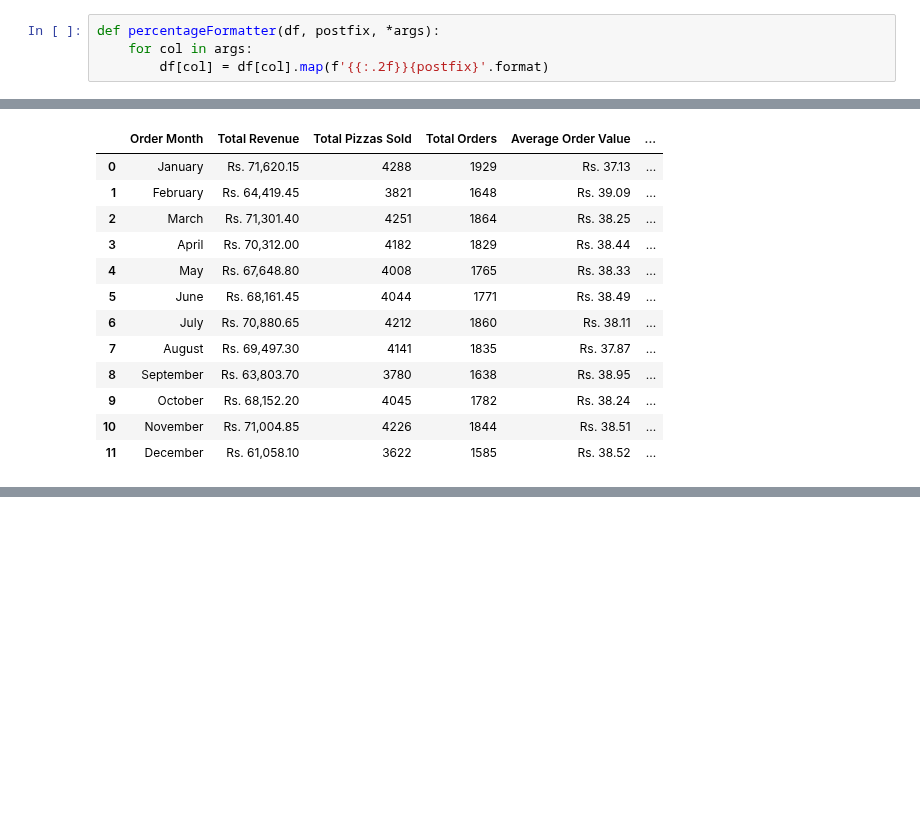
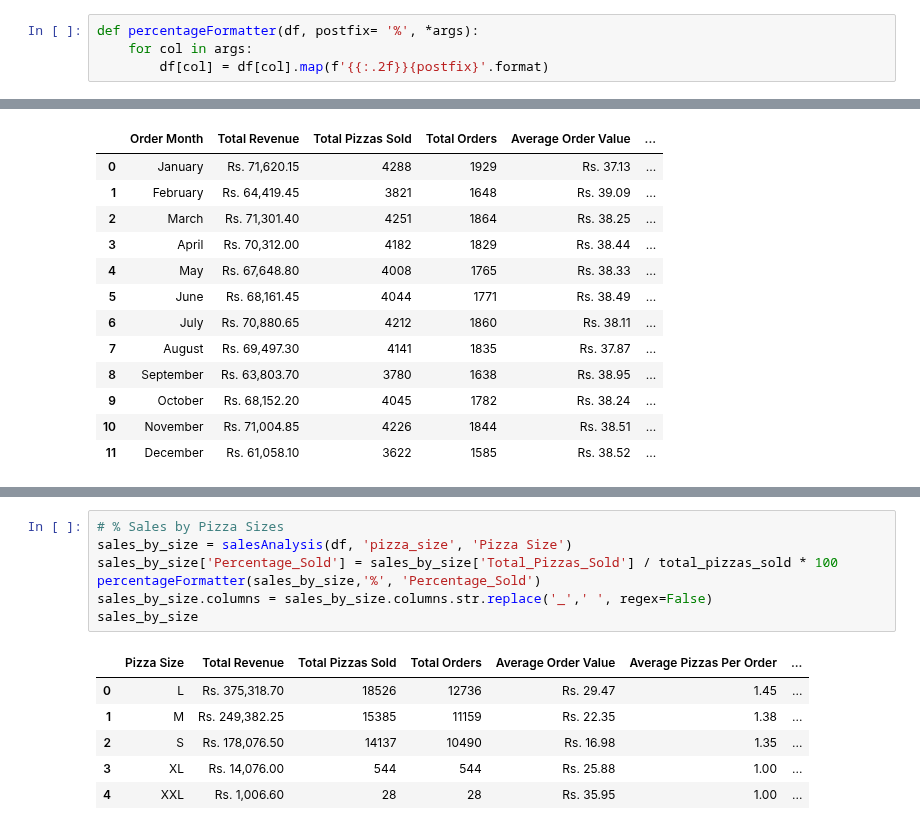
Before and after one commit to Siddant20/Pizza_Sales_Analysis, a Jupyter notebook: Pizza_Sales_Analysis.ipynb, the cells around one changed output, grey strips where cells are left out. Drawn from its saved outputs; the diff is of its cells as text; blank space fills up the shorter version.

```diff
--- a/Pizza_Sales_Analysis.ipynb
+++ b/Pizza_Sales_Analysis.ipynb
@@ -50,6 +50,6 @@ def currencyConverter(df, prefix, *args):
 # %% [markdown]
 PercentageFormatter
 # %%
-def percentageFormatter(df, postfix, *args):
+def percentageFormatter(df, postfix= '%', *args):
     for col in args:
         df[col] = df[col].map(f'{{:.2f}}{postfix}'.format)
@@ -211,0 +216,14 @@ sales_by_category
+# %%
+# % Sales by Pizza Sizes
+sales_by_size = salesAnalysis(df, 'pizza_size', 'Pizza Size')
+sales_by_size['Percentage_Sold'] = sales_by_size['Total_Pizzas_Sold'] / total_pizzas_sold * 100
+percentageFormatter(sales_by_size,'%', 'Percentage_Sold')
+sales_by_size.columns = sales_by_size.columns.str.replace('_',' ', regex=False)
+sales_by_size
+# %% [output]
+|  | Pizza Size | Total Revenue | Total Pizzas Sold | Total Orders | Average Order Value | Average Pizzas Per Order | ... |
+| 0 | L | Rs. 375,318.70 | 18526 | 12736 | Rs. 29.47 | 1.45 | ... |
+| 1 | M | Rs. 249,382.25 | 15385 | 11159 | Rs. 22.35 | 1.38 | ... |
+| 2 | S | Rs. 178,076.50 | 14137 | 10490 | Rs. 16.98 | 1.35 | ... |
+| 3 | XL | Rs. 14,076.00 | 544 | 544 | Rs. 25.88 | 1.00 | ... |
+| 4 | XXL | Rs. 1,006.60 | 28 | 28 | Rs. 35.95 | 1.00 | ... |
```
Also changed, not shown: parts of 7 cells of this notebook.
